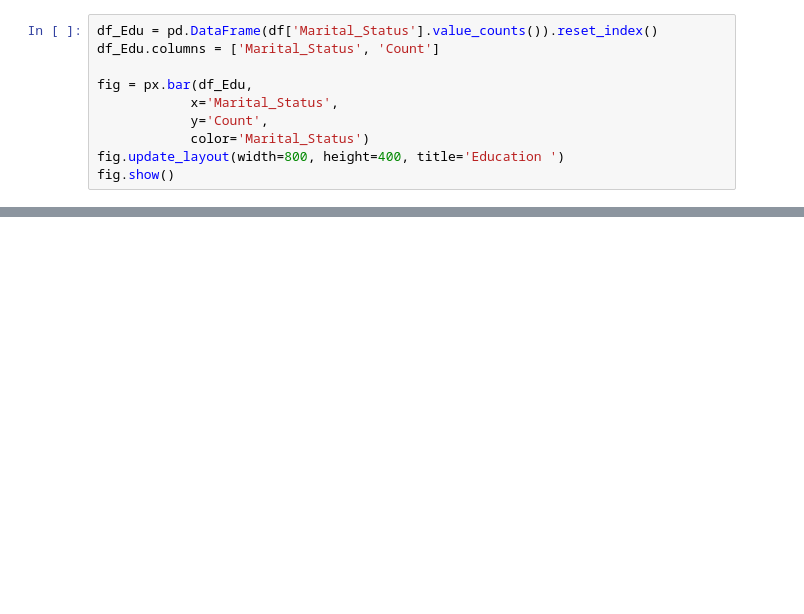
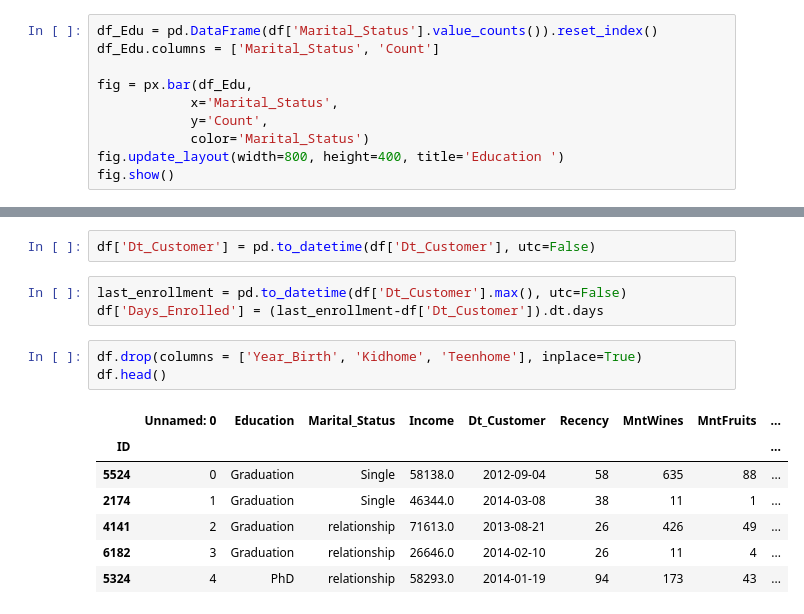
Before and after one commit to julessa/Rush5PDG4, a Jupyter notebook: ML/ml.ipynb, the cells around one changed output, grey strips where cells are left out. Cells and saved outputs as stored; diff of their text form; blank space fills up the shorter version.

```diff
--- a/ML/ml.ipynb
+++ b/ML/ml.ipynb
@@ -115,0 +109,16 @@ fig.show()
+# %%
+df['Dt_Customer'] = pd.to_datetime(df['Dt_Customer'], utc=False)
+# %%
+last_enrollment = pd.to_datetime(df['Dt_Customer'].max(), utc=False)
+df['Days_Enrolled'] = (last_enrollment-df['Dt_Customer']).dt.days
+# %%
+df.drop(columns = ['Year_Birth', 'Kidhome', 'Teenhome'], inplace=True)
+df.head()
+# %% [output]
+|  | Unnamed: 0 | Education | Marital_Status | Income | Dt_Customer | Recency | MntWines | MntFruits | ... |
+| ID |  |  |  |  |  |  |  |  | ... |
+| 5524 | 0 | Graduation | Single | 58138.0 | 2012-09-04 | 58 | 635 | 88 | ... |
+| 2174 | 1 | Graduation | Single | 46344.0 | 2014-03-08 | 38 | 11 | 1 | ... |
+| 4141 | 2 | Graduation | relationship | 71613.0 | 2013-08-21 | 26 | 426 | 49 | ... |
+| 6182 | 3 | Graduation | relationship | 26646.0 | 2014-02-10 | 26 | 11 | 4 | ... |
+| 5324 | 4 | PhD | relationship | 58293.0 | 2014-01-19 | 94 | 173 | 43 | ... |
```
Also changed, not shown: parts of 17 cells of this notebook, 1 other file.
